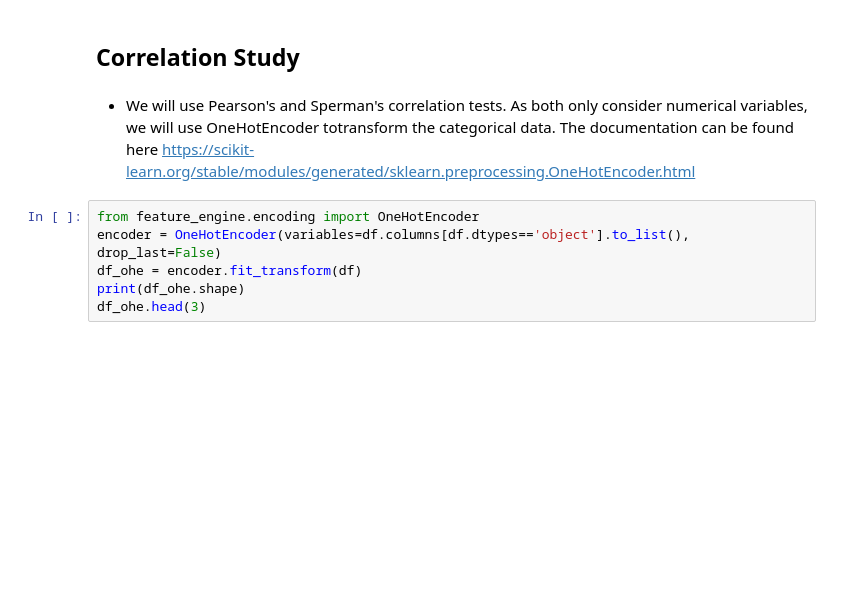
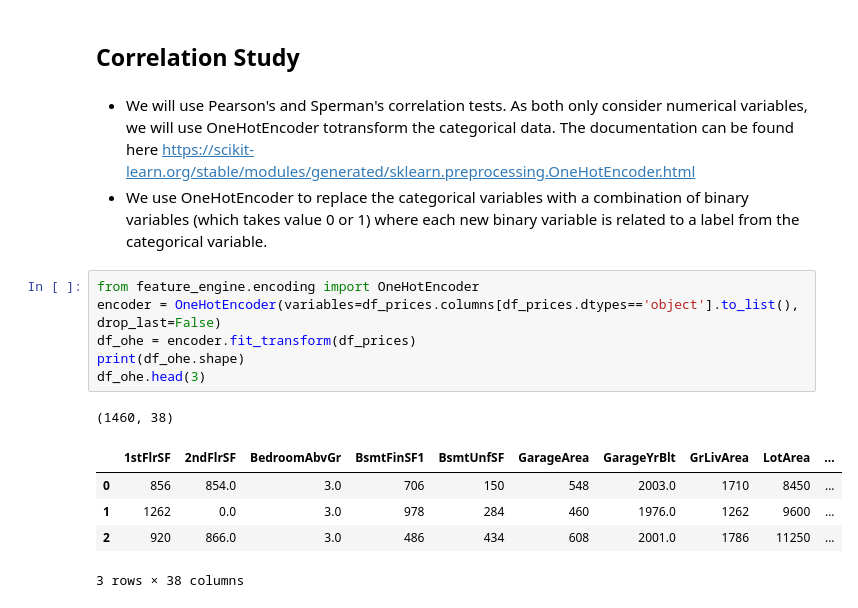
Before and after one commit to Corentin-Vidick/P5-heritage-housing-issues, a Jupyter notebook: jupyter_notebooks/03 - Sales Price Study Trial.ipynb, the cells around one changed output. Saved outputs shown, nothing was run; the diff lists cells and outputs as text; blank space fills up the shorter version.

```diff
--- a/jupyter_notebooks/03 - Sales Price Study Trial.ipynb
+++ b/jupyter_notebooks/03 - Sales Price Study Trial.ipynb
@@ -73,9 +81,17 @@ pandas_report.to_notebook_iframe()
 ## Correlation Study
 # %% [markdown]
 * We will use Pearson's and Sperman's correlation tests. As both only consider numerical variables, we will use OneHotEncoder totransform the categorical data. The documentation can be found here https://scikit-learn.org/stable/modules/generated/sklearn.preprocessing.OneHotEncoder.html
+* We use OneHotEncoder to replace the categorical variables with a combination of binary variables (which takes value 0 or 1) where each new binary variable is related to a label from the categorical variable.
 # %%
 from feature_engine.encoding import OneHotEncoder
-encoder = OneHotEncoder(variables=df.columns[df.dtypes=='object'].to_list(), drop_last=False)
-df_ohe = encoder.fit_transform(df)
+encoder = OneHotEncoder(variables=df_prices.columns[df_prices.dtypes=='object'].to_list(), drop_last=False)
+df_ohe = encoder.fit_transform(df_prices)
 print(df_ohe.shape)
 df_ohe.head(3)
+# %% [output]
+(1460, 38)
+|  | 1stFlrSF | 2ndFlrSF | BedroomAbvGr | BsmtFinSF1 | BsmtUnfSF | GarageArea | GarageYrBlt | GrLivArea | LotArea | ... |
+| 0 | 856 | 854.0 | 3.0 | 706 | 150 | 548 | 2003.0 | 1710 | 8450 | ... |
+| 1 | 1262 | 0.0 | 3.0 | 978 | 284 | 460 | 1976.0 | 1262 | 9600 | ... |
+| 2 | 920 | 866.0 | 3.0 | 486 | 434 | 608 | 2001.0 | 1786 | 11250 | ... |
+3 rows × 38 columns
```
Also changed, not shown: parts of 14 cells of this notebook.
